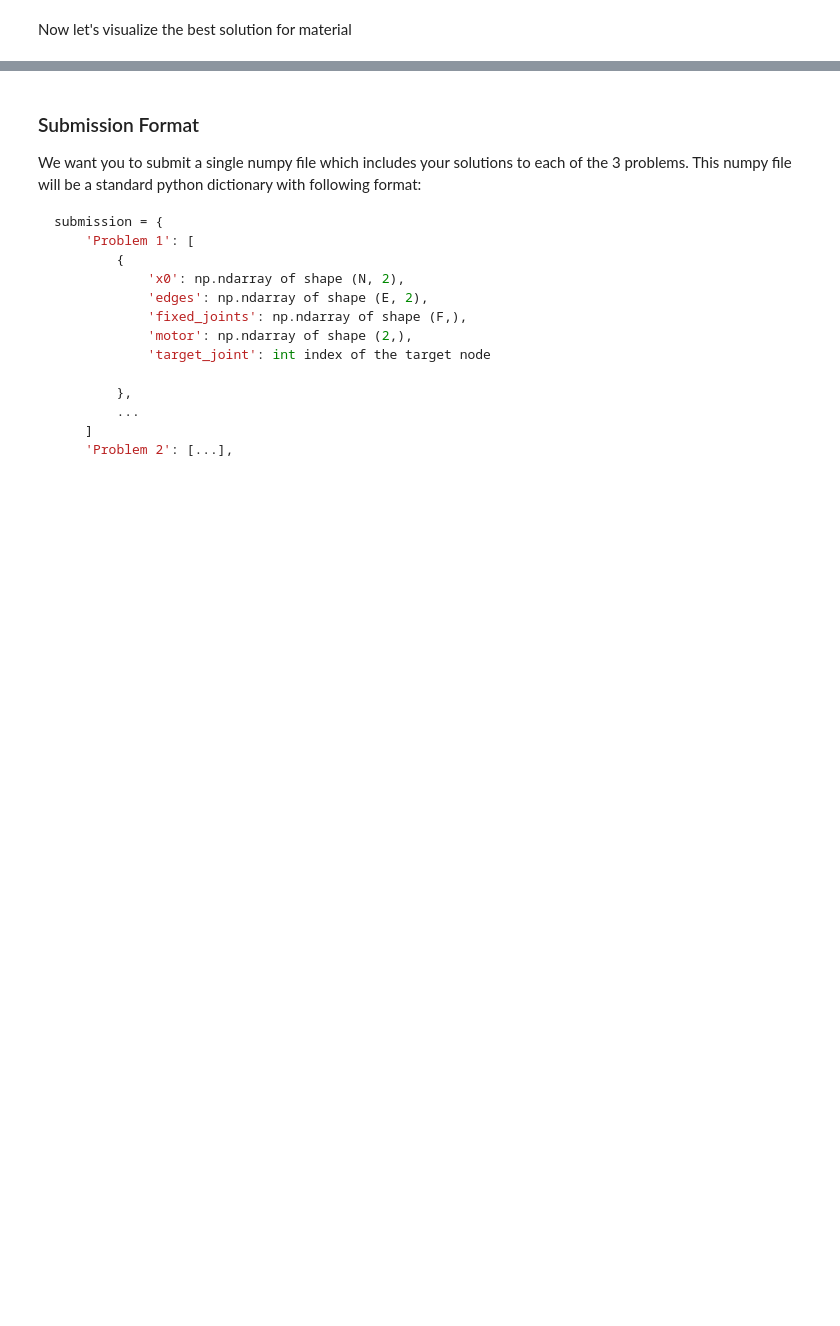
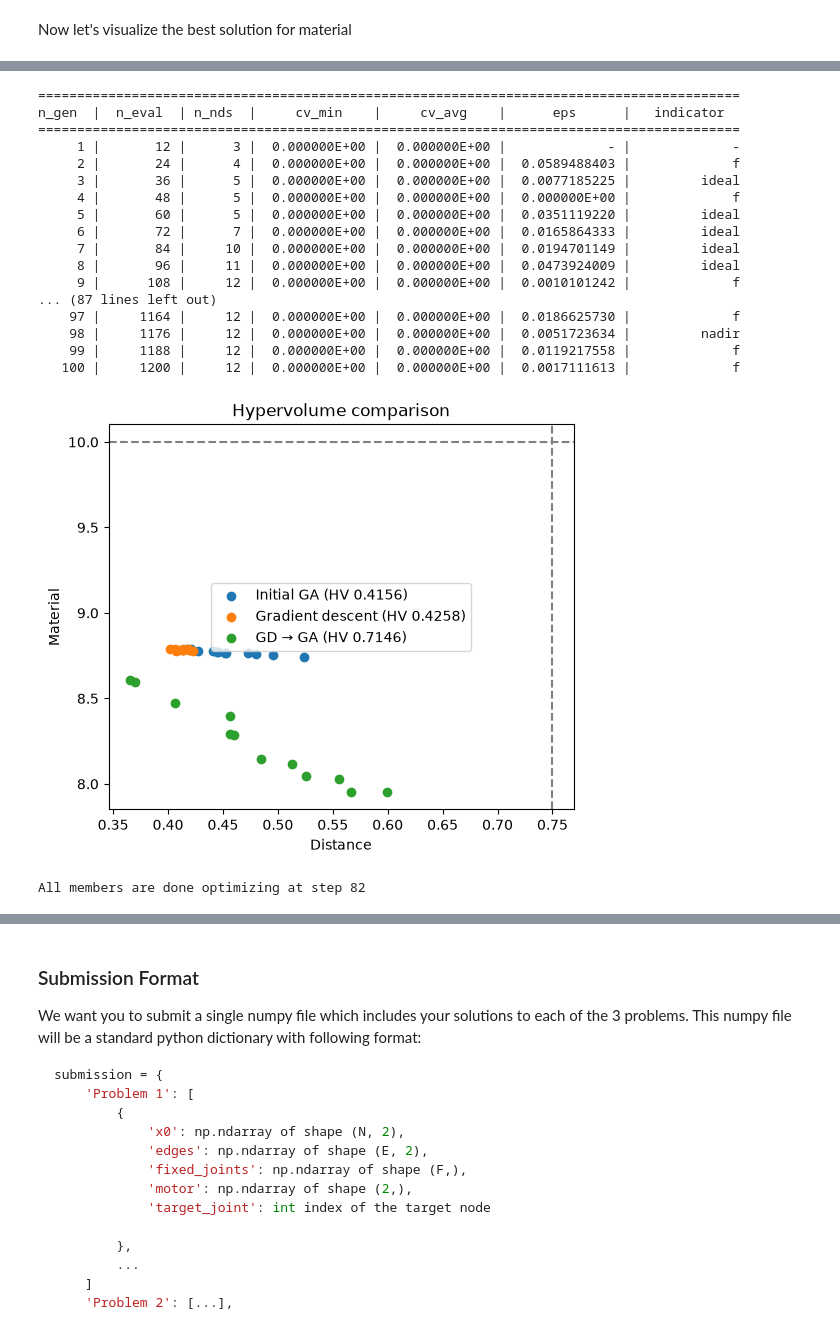
Before and after one commit to JanCas/2155_CP1, a Jupyter notebook: 2_155_Fall_26_CP1_Starter_Notebook.ipynb, the cells around one changed output, grey strips where cells are left out. Saved outputs shown, nothing was run; the diff lists cells and outputs as text; code cells hidden in the pictures; blank space fills up the shorter version.

```diff
--- a/2_155_Fall_26_CP1_Starter_Notebook.ipynb
+++ b/2_155_Fall_26_CP1_Starter_Notebook.ipynb
@@ -593,3 +676,78 @@ ValueError: could not broadcast input array from shape (12,2) into shape (2,)
+# %%
+# Continue the current gradient-descent population with NSGA-II.
+from pymoo.algorithms.moo.nsga2 import NSGA2
+from pymoo.operators.crossover.sbx import SBX
+from pymoo.operators.mutation.pm import PolynomialMutation
+from pymoo.optimize import minimize
+from pymoo.indicators.hv import HV
+
+gd_x = x.copy()
+gd_ga_generations = 100
+gd_ga_algorithm = NSGA2(
+    pop_size=len(gd_x), sampling=gd_x.reshape(len(gd_x), -1),
+    crossover=SBX(prob=1.0, eta=3.0),
+    mutation=PolynomialMutation(eta=1.0, prob=1.0),
+    eliminate_duplicates=True,
+)
+gd_ga_results = minimize(
+    problem, gd_ga_algorithm, ('n_gen', gd_ga_generations),
+    verbose=True, save_history=True, seed=0,
+)
+
+if gd_ga_results.X is None:
+    print('GA did not find solutions from the gradient-descent population.')
+else:
+    gd_distances, gd_materials = optimization_tools(
+        list(gd_x), [edges] * len(gd_x), [fixed_joints] * len(gd_x),
+        [motor] * len(gd_x), target_curve, target_idx=None,
+    )
+    gd_objectives = np.column_stack((gd_distances, gd_materials))
+    gd_valid = np.isfinite(gd_objectives).all(axis=1) & (gd_objectives <= reference_point).all(axis=1)
+    hv = HV(ref_point=np.asarray(reference_point))
+    baseline_hv = float(hv(results.F))
+    gd_hv = float(hv(gd_objectives[gd_valid])) if gd_valid.any() else 0.0
+    gd_ga_hv = float(hv(gd_ga_results.F))
+
+    fig, ax = plt.subplots(figsize=(6, 5))
+    ax.scatter(results.F[:, 0], results.F[:, 1], label=f'Initial GA (HV {baseline_hv:.4f})')
+    ax.scatter(gd_objectives[gd_valid, 0], gd_objectives[gd_valid, 1],
+               label=f'Gradient descent (HV {gd_hv:.4f})')
+    ax.scatter(gd_ga_results.F[:, 0], gd_ga_results.F[:, 1],
+               label=f'GD → GA (HV {gd_ga_hv:.4f})')
+    ax.axvline(reference_point[0], color='gray', linestyle='--')
+    ax.axhline(reference_point[1], color='gray', linestyle='--')
+    ax.set(xlabel='Distance', ylabel='Material', title='Hypervolume comparison')
+    ax.legend()
+    plt.show()
+# %% [output]
+==========================================================================================
+n_gen  |  n_eval  | n_nds  |     cv_min    |     cv_avg    |      eps      |   indicator
+==========================================================================================
+     1 |       12 |      3 |  0.000000E+00 |  0.000000E+00 |             - |             -
+     2 |       24 |      4 |  0.000000E+00 |  0.000000E+00 |  0.0589488403 |             f
+     3 |       36 |      5 |  0.000000E+00 |  0.000000E+00 |  0.0077185225 |         ideal
+     4 |       48 |      5 |  0.000000E+00 |  0.000000E+00 |  0.000000E+00 |             f
+     5 |       60 |      5 |  0.000000E+00 |  0.000000E+00 |  0.0351119220 |         ideal
+     6 |       72 |      7 |  0.000000E+00 |  0.000000E+00 |  0.0165864333 |         ideal
+     7 |       84 |     10 |  0.000000E+00 |  0.000000E+00 |  0.0194701149 |         ideal
+     8 |       96 |     11 |  0.000000E+00 |  0.000000E+00 |  0.0473924009 |         ideal
+     9 |      108 |     12 |  0.000000E+00 |  0.000000E+00 |  0.0010101242 |             f
+... (87 lines left out)
+    97 |     1164 |     12 |  0.000000E+00 |  0.000000E+00 |  0.0186625730 |             f
+    98 |     1176 |     12 |  0.000000E+00 |  0.000000E+00 |  0.0051723634 |         nadir
+    99 |     1188 |     12 |  0.000000E+00 |  0.000000E+00 |  0.0119217558 |             f
+   100 |     1200 |     12 |  0.000000E+00 |  0.000000E+00 |  0.0017111613 |             f
+[figure, added]
+# %%
+# Baseline: the original plain gradient-descent refinement.
+# Run this cell before the evaluation cell below to score the baseline.
+x = refine_gradient_population(
+    results.X.reshape(results.X.shape[0], -1, 2),
+    edges, fixed_joints, motor, target_curve, reference_point,
+    optimizer='gradient_descent', learning_rate=1e-5, n_steps=1000,
+)
+# %% [output]
+All members are done optimizing at step 82
 # %%
 from pymoo.indicators.hv import HV
 
```
Also changed, not shown: parts of 13 cells of this notebook, 5 other files.
